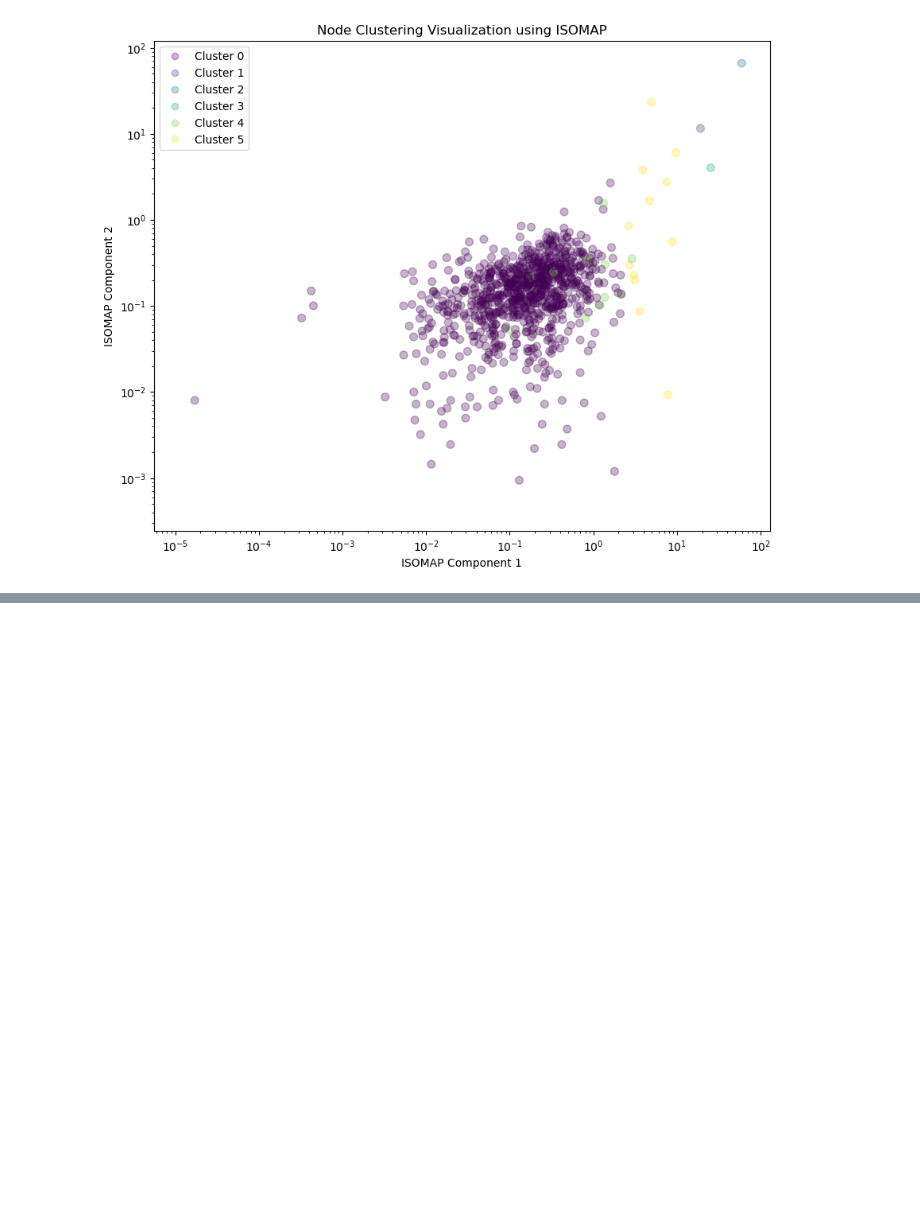
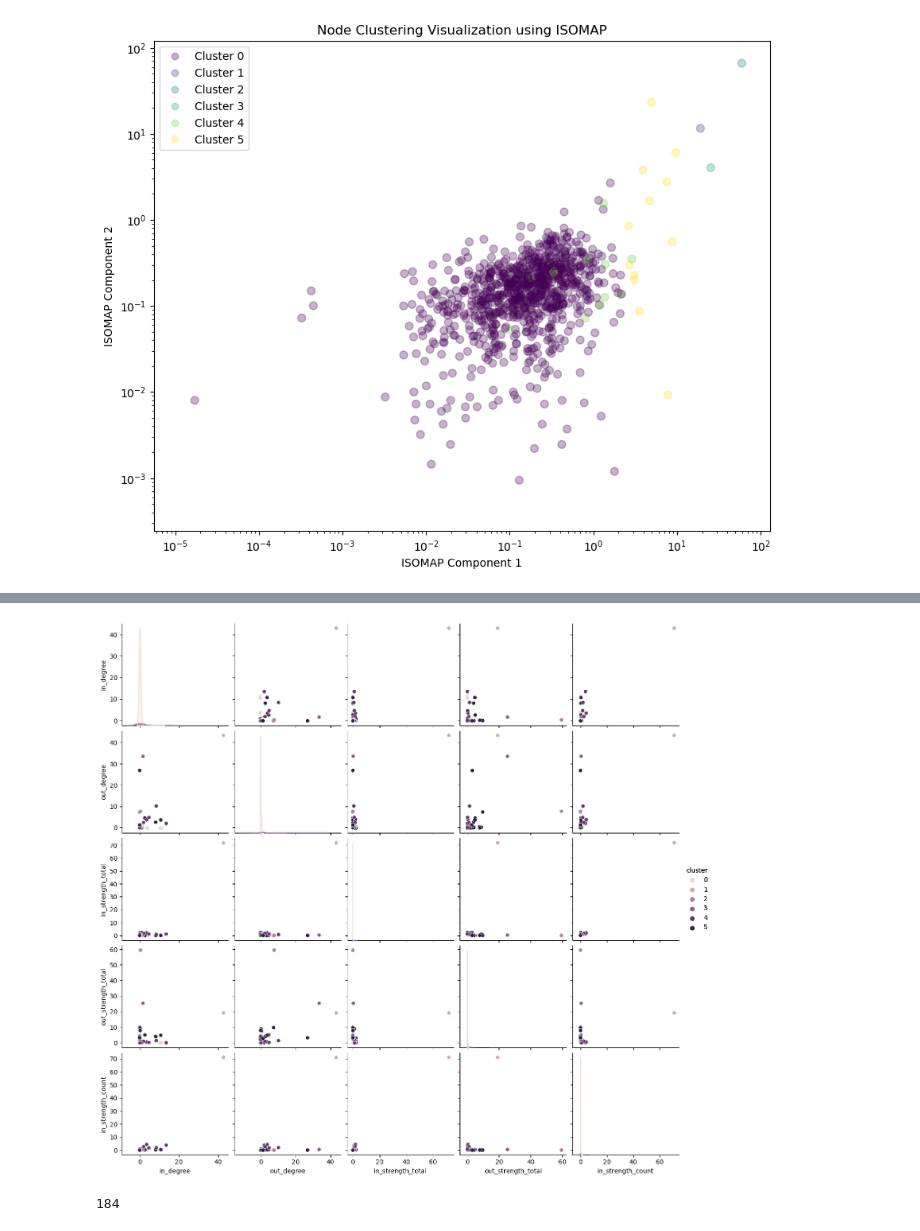
Before and after one commit to TheAllUnknown/BankTransactionNet, a Jupyter notebook: 5.3Ksample.ipynb, the cells around one changed output, grey strips where cells are left out. Saved outputs shown, nothing was run; the diff lists cells and outputs as text; code cells hidden in the pictures; blank space fills up the shorter version.

```diff
--- a/5.3Ksample.ipynb
+++ b/5.3Ksample.ipynb
@@ -132,0 +153,29 @@ for node, label in zip(node_feature_df.index(), labels):
+# %%
+
+indices_cluster_0 = np.where(labels == 0)[0]
+sampled_indices_cluster_0 = np.random.choice(indices_cluster_0, size=150, replace=False)
+indices_not_cluster_0 = np.where(labels != 0)[0]
+final_indices = np.concatenate([sampled_indices_cluster_0, indices_not_cluster_0])
+filtered_features =  normalized_features[final_indices]
+# %%
+features = [
+            'in_degree',
+            'out_degree',
+            "in_strength_total",
+            'out_strength_total',
+            'in_strength_count',
+            'out_strength_count',
+            "clustering_coefficient",
+        ]
+filtered_features_df = pd.DataFrame(filtered_features,columns=features)
+filtered_labels = labels[final_indices]
+filtered_features_df['cluster'] = filtered_labels
+ax = sns.pairplot(filtered_features_df, vars=features[:5], hue='cluster')
+ax.add_legend()
+plt.show()
+# %% [output]
+[figure, added]
+# %%
+len(filtered_features)
+# %% [output]
+184
```
Also changed, not shown: parts of 11 cells of this notebook, 1 other file.
